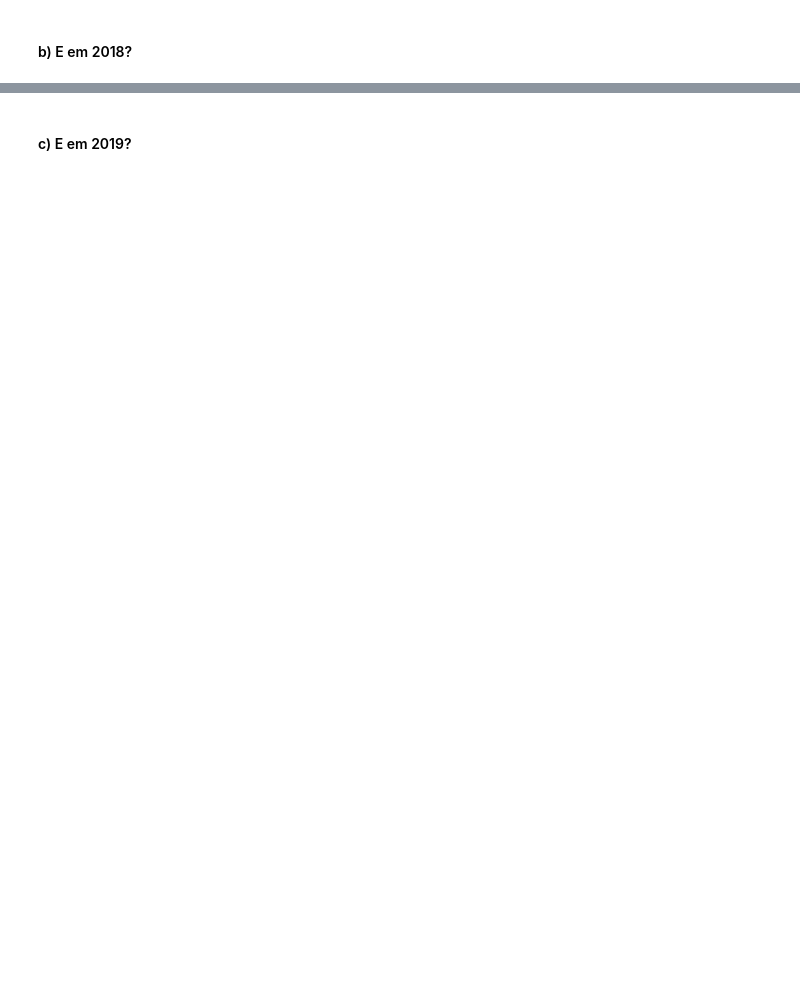
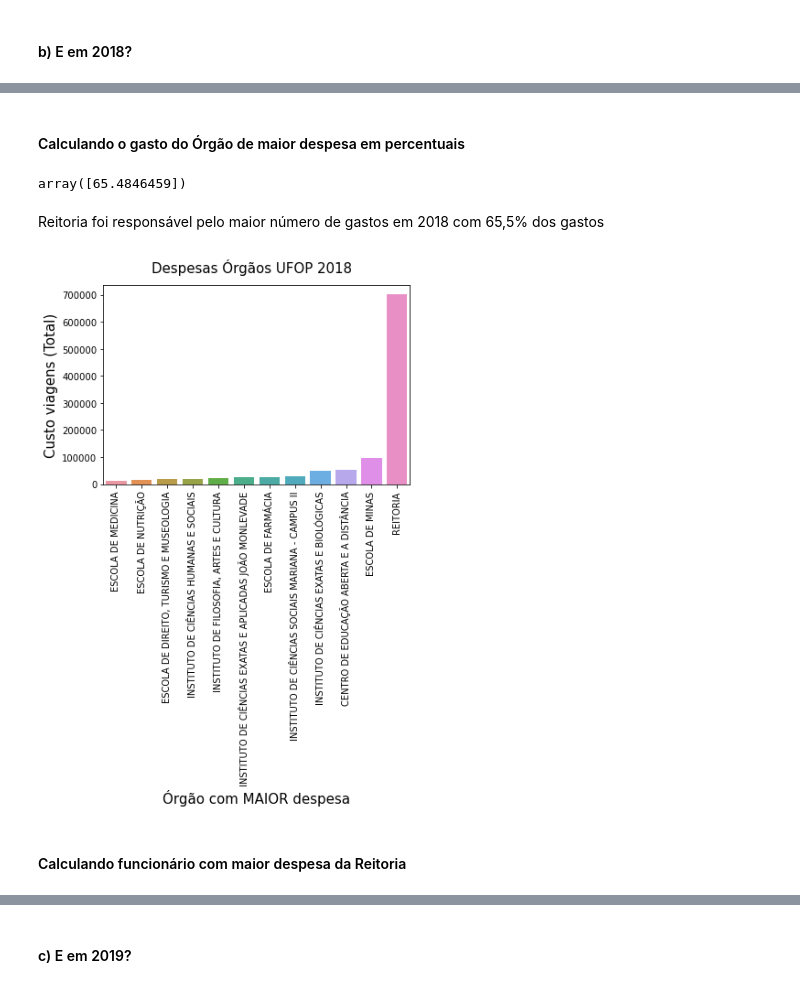
Before and after one commit to PedroSouzaDS/Traveling-Costs-Issue, a Jupyter notebook: Exploring_analysis/Análise_exploratoria.ipynb, the cells around one changed output, grey strips where cells are left out. Cells and saved outputs as stored; diff of their text form; code cells hidden in the pictures; blank space fills up the shorter version.

```diff
--- a/Exploring_analysis/Análise_exploratoria.ipynb
+++ b/Exploring_analysis/Análise_exploratoria.ipynb
@@ -9,0 +111,3 @@ Nesta etapa, os dados de custos de viagem serão analisados estatisticamente mai
+# %%
+flt18 = df[df.Ano == 2018] # Separa apenas os dados de 2018
+flt18.groupby('Orgao_Solicitante').Vr_Viagem.sum().sort_values() # bAgrupa órgãos solicitantes com as somas dos valores
@@ -9,0 +129,20 @@ Nesta etapa, os dados de custos de viagem serão analisados estatisticamente mai
+# %% [markdown]
+#### Calculando o gasto do Órgão de maior despesa em percentuais
+# %%
+(flt18.groupby('Orgao_Solicitante').Vr_Viagem.sum().sort_values().tail(1).values/flt18.groupby('Orgao_Solicitante').Vr_Viagem.sum().sort_values().sum())*100
+# %% [output]
+array([65.4846459])
+# %% [markdown]
+Reitoria foi responsável pelo maior número de gastos em 2018 com 65,5% dos gastos
+# %%
+sns.barplot(flt18.groupby('Orgao_Solicitante').Vr_Viagem.sum().sort_values().index,
+           y = flt18.groupby('Orgao_Solicitante').Vr_Viagem.sum().sort_values().values)
+plt.xticks(rotation = 90)
+plt.xlabel('Órgão com MAIOR despesa', fontsize = 15)
+plt.ylabel('Custo viagens (Total)', fontsize = 15)
+plt.suptitle('Despesas Órgãos UFOP 2018', fontsize = 15)
+plt.show()
+# %% [output]
+[figure, added]
+# %% [markdown]
+#### Calculando funcionário com maior despesa da Reitoria
```
Also changed, not shown: parts of 29 cells of this notebook.
